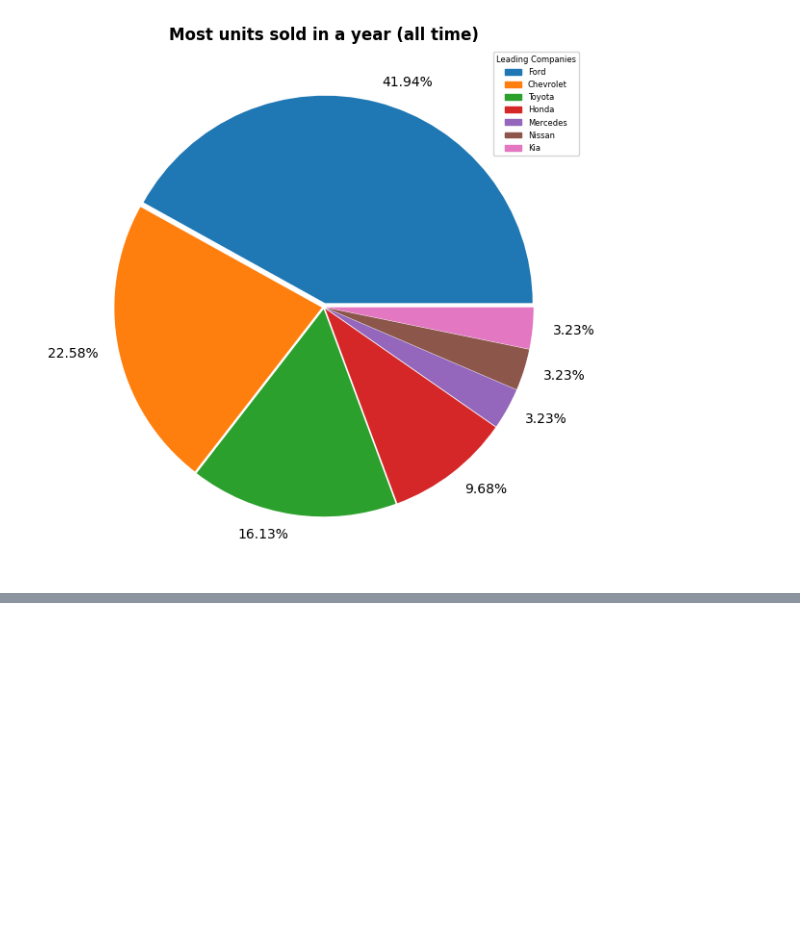
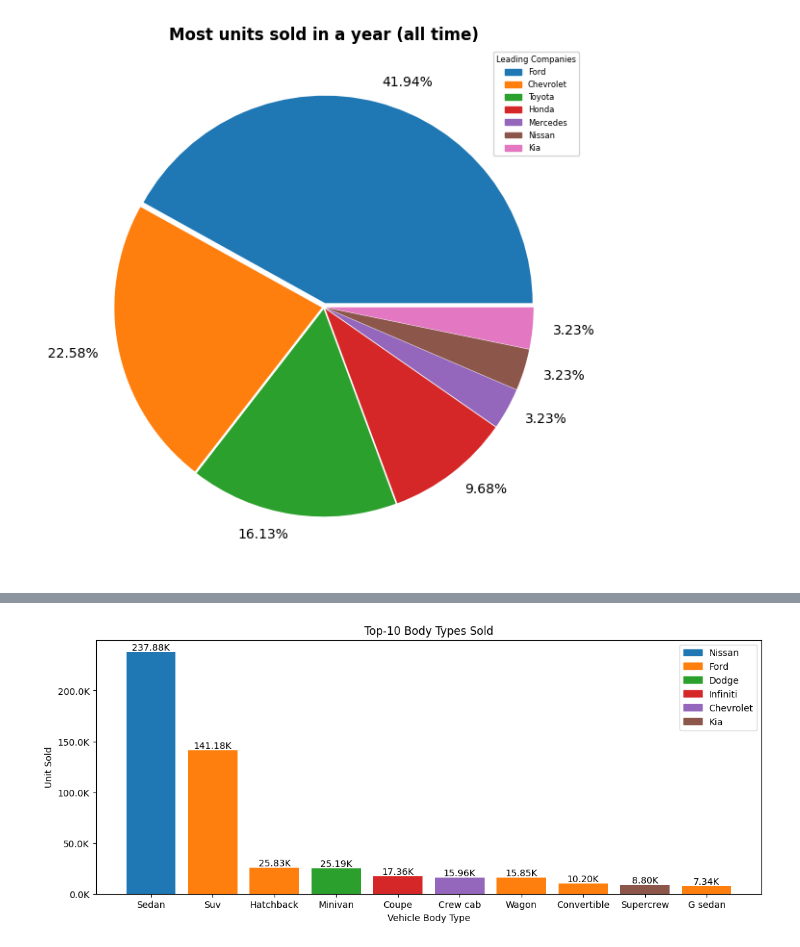
Before and after one commit to pranay-authankar/vehicle_sales_analytics, a Jupyter notebook: notebook/4_data_analysis.ipynb, the cells around one changed output, grey strips where cells are left out. Cells and saved outputs as stored; diff of their text form; code cells hidden in the pictures; blank space fills up the shorter version.

```diff
--- a/notebook/4_data_analysis.ipynb
+++ b/notebook/4_data_analysis.ipynb
@@ -299,0 +441,19 @@ plt.show()
+# %%
+top_10_body = (dataset["body"]
+              .value_counts()
+              .sort_values(ascending = False)
+              .reset_index(name = "units_sold")
+              .head(10))
+
+body_make_group = (dataset.groupby(["body"])["make"]
+ .value_counts()
+ .sort_values(ascending = False)
+ .reset_index(name = "units_sold"))
+
+leading = body_make_group.loc[body_make_group.groupby(["body"])["units_sold"].idxmax()]
+
+leading = leading.loc[leading["units_sold"].sort_values(ascending = False).index]
+
+top_body_make_color_refer = leading[leading["body"].isin(top_10_body["body"])][["body", "make"]]
+
+top_body_make_color_refer
@@ -299,0 +472,36 @@ plt.show()
+# %%
+# Graph
+
+plt.figure(figsize = (13, 5))
+
+x_axis = top_10_body["body"].str.capitalize()
+y_axis = top_10_body["units_sold"]
+
+companies = top_body_make_color_refer["make"].unique()
+
+colors = plt.cm.tab10(range(len(companies)))
+color_map = dict(zip(companies, colors))
+bar_colors = top_body_make_color_refer["make"].map(color_map)
+
+bars = plt.bar(x_axis, y_axis, color = bar_colors)
+plt.bar_label(bars, labels = [f"{x/1000:.2f}K" for x in bars.datavalues])
+
+plt.gca().yaxis.set_major_formatter(
+    ticker.FuncFormatter(lambda x, pos: f"{x/1000}K")
+)
+
+legend_items = [
+    Patch(color = color_map[company], label = company.capitalize())
+    for company in color_map
+]
+
+plt.legend(handles = legend_items)
+
+
+plt.xlabel("Vehicle Body Type")
+plt.ylabel("Unit Sold")
+plt.title("Top-10 Body Types Sold")
+
+plt.show()
+# %% [output]
+[figure, added]
```
Also changed, not shown: parts of 5 cells of this notebook, 4 other files.
